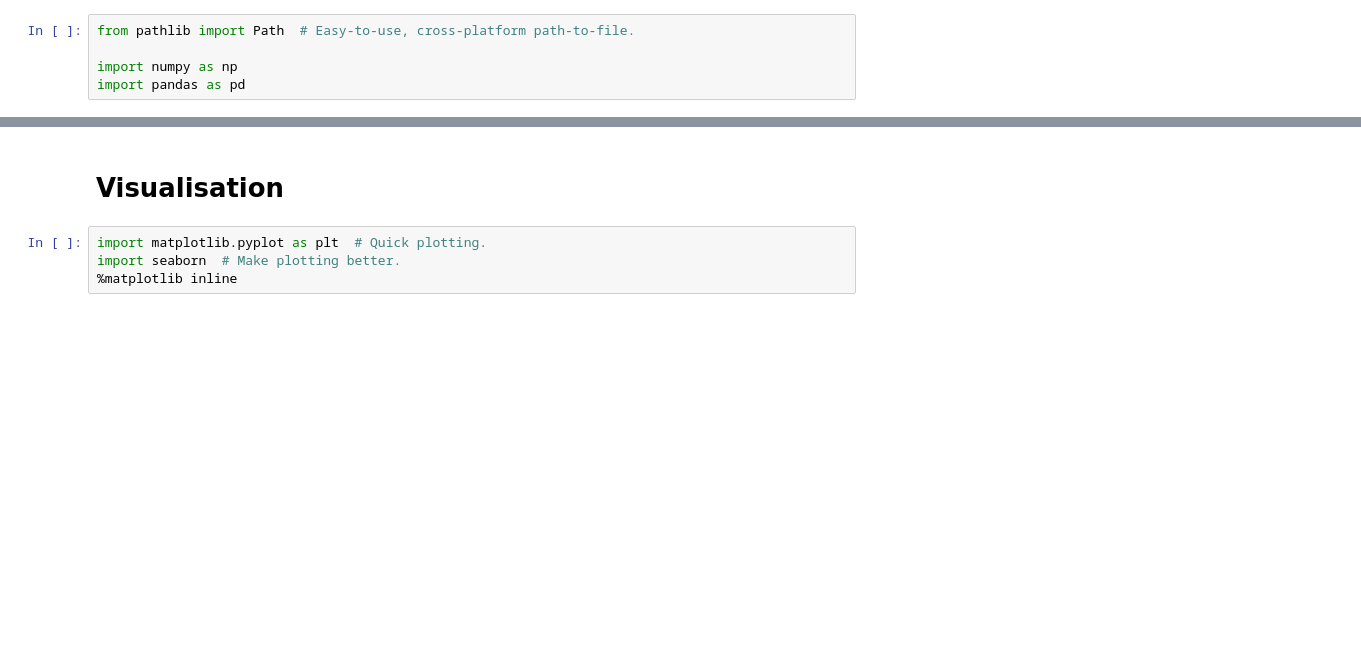
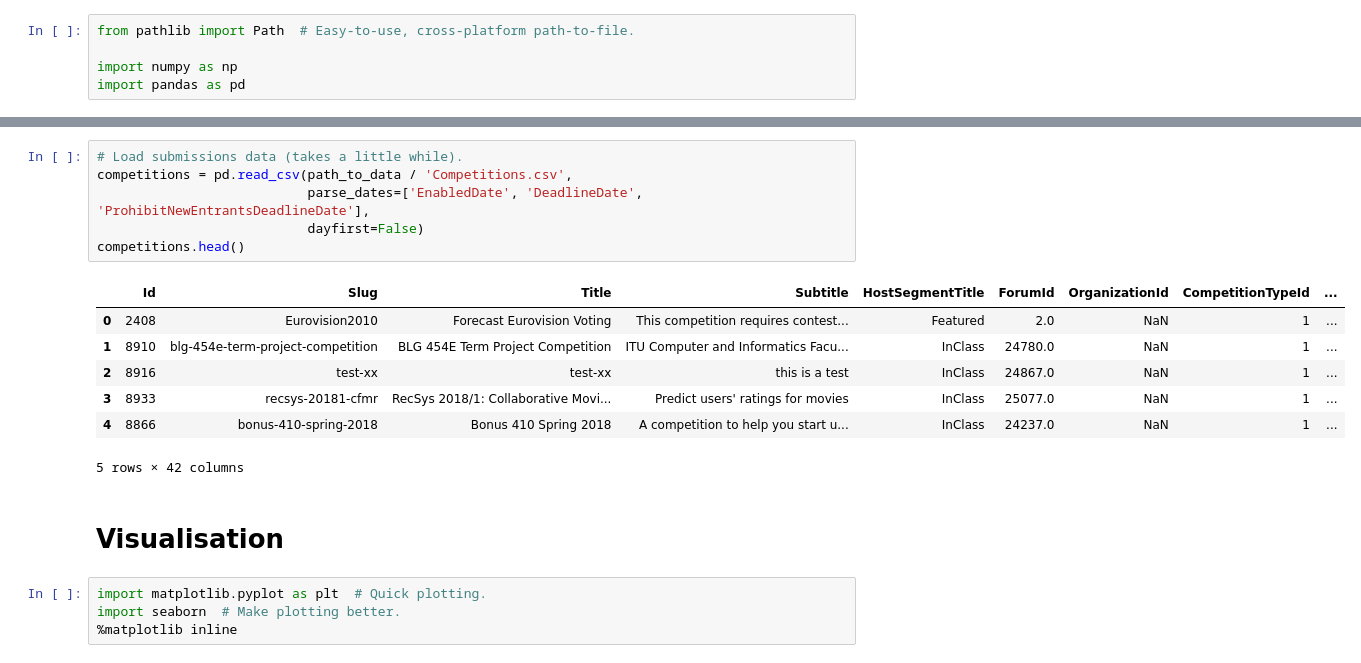
Before and after one commit to Ahhj/dashboarding-with-notebooks-kaggle, a Jupyter notebook: day-1/day-1.ipynb, the cells around one changed output, grey strips where cells are left out. Saved outputs shown, nothing was run; the diff lists cells and outputs as text; blank space fills up the shorter version.

```diff
--- a/day-1/day-1.ipynb
+++ b/day-1/day-1.ipynb
@@ -20,3 +61,17 @@ import pandas as pd
+# %%
+# Load submissions data (takes a little while).
+competitions = pd.read_csv(path_to_data / 'Competitions.csv',
+                           parse_dates=['EnabledDate', 'DeadlineDate', 'ProhibitNewEntrantsDeadlineDate'],
+                           dayfirst=False)
+competitions.head()
+# %% [output]
+|  | Id | Slug | Title | Subtitle | HostSegmentTitle | ForumId | OrganizationId | CompetitionTypeId | ... |
+| 0 | 2408 | Eurovision2010 | Forecast Eurovision Voting | This competition requires contest... | Featured | 2.0 | NaN | 1 | ... |
+| 1 | 8910 | blg-454e-term-project-competition | BLG 454E Term Project Competition | ITU Computer and Informatics Facu... | InClass | 24780.0 | NaN | 1 | ... |
+| 2 | 8916 | test-xx | test-xx | this is a test | InClass | 24867.0 | NaN | 1 | ... |
+| 3 | 8933 | recsys-20181-cfmr | RecSys 2018/1: Collaborative Movi... | Predict users' ratings for movies | InClass | 25077.0 | NaN | 1 | ... |
+| 4 | 8866 | bonus-410-spring-2018 | Bonus 410 Spring 2018 | A competition to help you start u... | InClass | 24237.0 | NaN | 1 | ... |
+5 rows × 42 columns
 # %% [markdown]
 # Visualisation
 # %%
```
Also changed, not shown: parts of 15 cells of this notebook.
